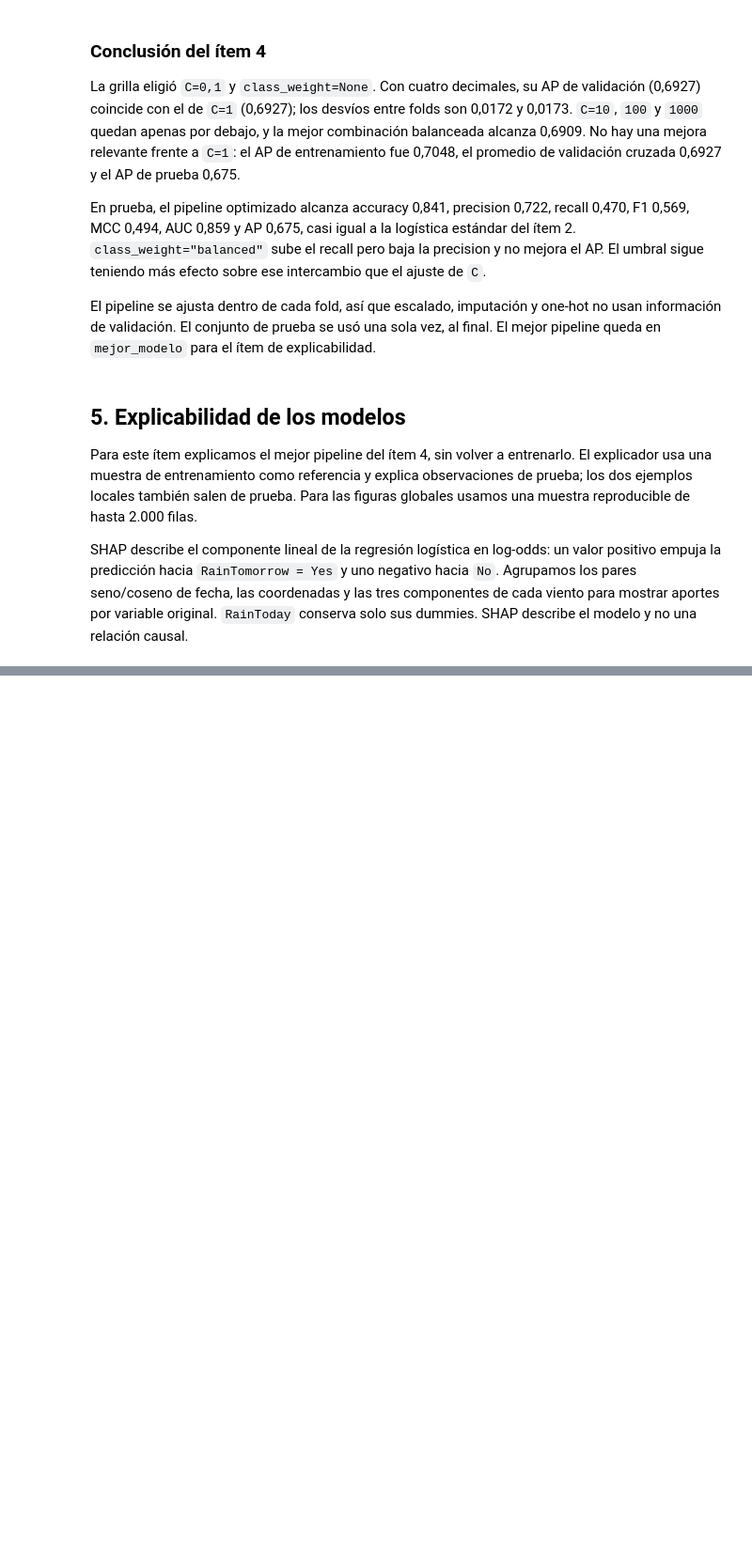
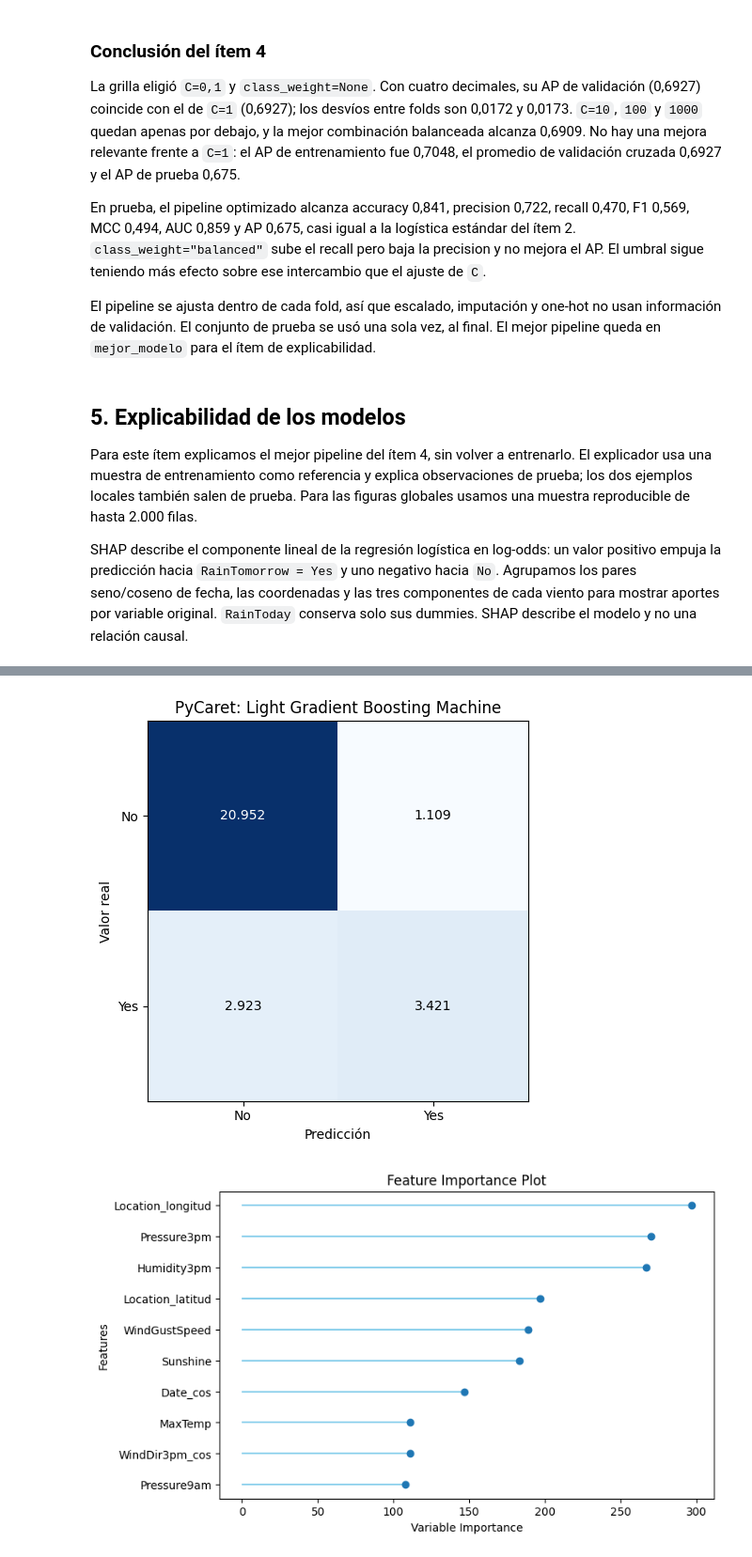
Before and after one commit to manuelibarbia/TP_AA1_Ibarbia_Colombo_Ayala, a Jupyter notebook: TP_2/TP-clasificacion-AA1.ipynb, the cells around one changed output, grey strips where cells are left out. Shown at 94% size. Drawn from its saved outputs; the diff is of its cells as text; code cells hidden in the pictures; blank space fills up the shorter version.

```diff
--- a/TP_2/TP-clasificacion-AA1.ipynb
+++ b/TP_2/TP-clasificacion-AA1.ipynb
@@ -1543,0 +1608,5 @@ El beeswarm complementa la importancia agrupada: cada punto representa una obser
+# %%
+# Comparo los clasificadores de PyCaret con validación temporal y los ordeno por average precision.
+mejor_pycaret = compare_models(sort="AP", verbose=False)
+tabla_pycaret = pull()
+display(tabla_pycaret.round(4))
@@ -1543,0 +1675,16 @@ El beeswarm complementa la importancia agrupada: cada punto representa una obser
+# %%
+# Grafico la matriz de confusión en prueba y la importancia de variables del mejor modelo de PyCaret.
+predicciones_prueba_pycaret = predict_model(mejor_pycaret, data=X_test, verbose=False)
+fig, ax = plt.subplots(figsize=(6, 5))
+graficar_matriz_confusion(
+    ax,
+    confusion_matrix(y_test_bin, predicciones_prueba_pycaret["prediction_label"]),
+    f"PyCaret: {nombre_mejor_pycaret}",
+)
+plt.tight_layout()
+plt.show()
+
+plot_model(mejor_pycaret, plot="feature")
+# %% [output]
+[figure, added]
+[figure, added]
```
Also changed, not shown: parts of 26 cells of this notebook, 1 other file.
